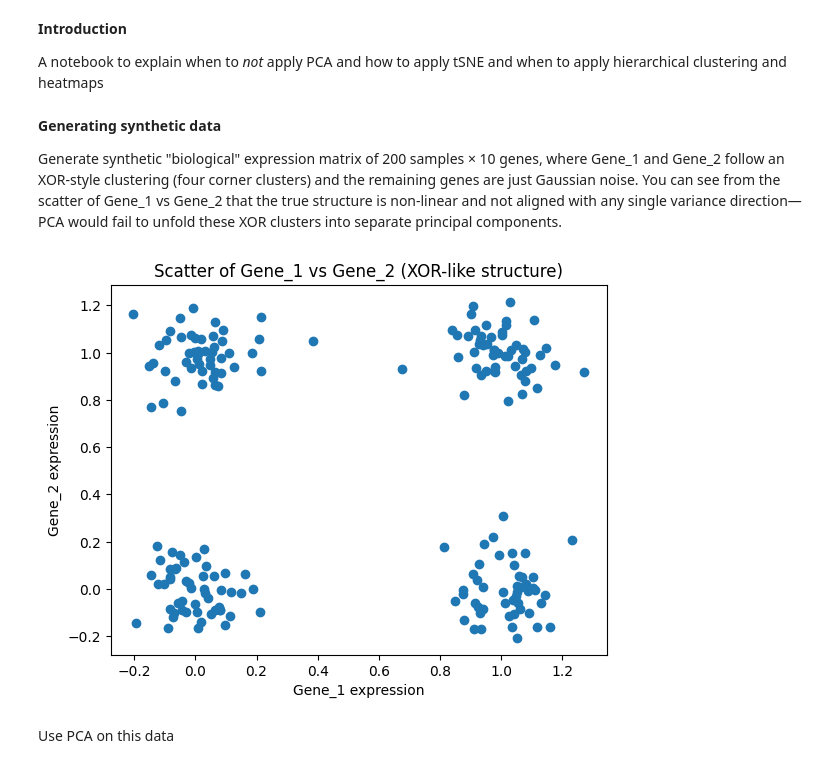
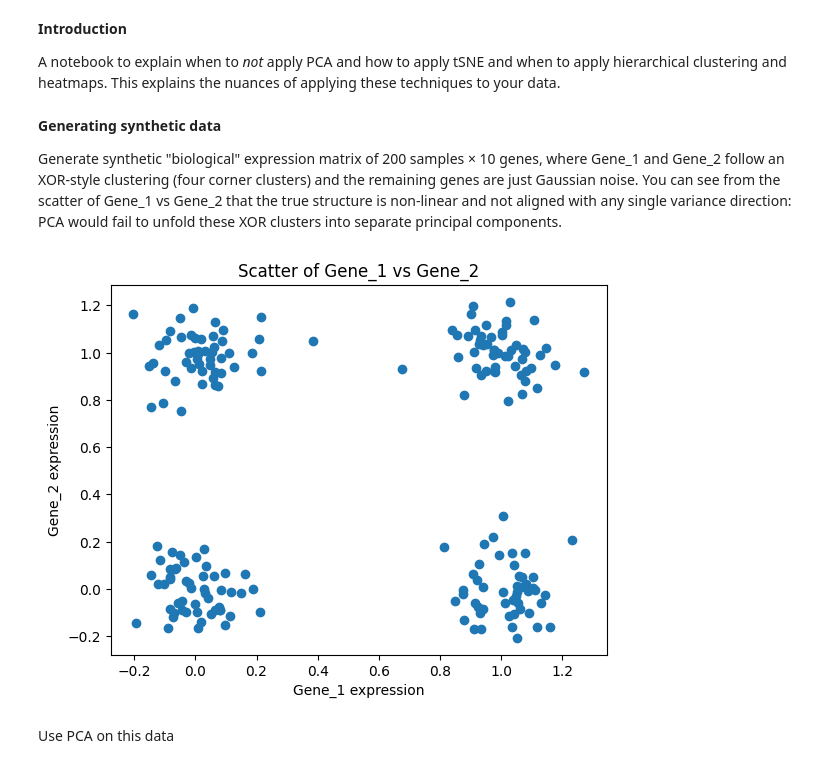
Before and after one commit to neelsoumya/python_machine_learning, a Jupyter notebook: pca_when_not_to_do.ipynb, the cells around one changed output. Cells and saved outputs as stored; diff of their text form; code cells hidden in the pictures.

```diff
--- a/pca_when_not_to_do.ipynb
+++ b/pca_when_not_to_do.ipynb
@@ -3,11 +3,11 @@
 # %% [markdown]
 **Introduction**
 
-A notebook to explain when to *not* apply PCA and how to apply tSNE and when to apply hierarchical clustering and heatmaps
+A notebook to explain when to *not* apply PCA and how to apply tSNE and when to apply hierarchical clustering and heatmaps. This explains the nuances of applying these techniques to your data.
 # %% [markdown]
 **Generating synthetic data**
 
-Generate synthetic "biological" expression matrix of 200 samples × 10 genes, where Gene_1 and Gene_2 follow an XOR‐style clustering (four corner clusters) and the remaining genes are just Gaussian noise. You can see from the scatter of Gene_1 vs Gene_2 that the true structure is non-linear and not aligned with any single variance direction—PCA would fail to unfold these XOR clusters into separate principal components.
+Generate synthetic "biological" expression matrix of 200 samples × 10 genes, where Gene_1 and Gene_2 follow an XOR‐style clustering (four corner clusters) and the remaining genes are just Gaussian noise. You can see from the scatter of Gene_1 vs Gene_2 that the true structure is non-linear and not aligned with any single variance direction: PCA would fail to unfold these XOR clusters into separate principal components.
 # %%
 import numpy as np
 import pandas as pd
@@ -15,37 +15,37 @@ import matplotlib.pyplot as plt
 
 # Set random seed for reproducibility
 np.random.seed(42)
 
 # Parameters
 n_samples = 200
 n_genes = 10
 
 # Generate XOR structure for genes 1 and 2
 gene1 = np.random.choice([0, 1], size=n_samples)
-gene2 = np.array([np.random.choice([0, 1]) if g1 == 0 else np.random.choice([0, 1]) for g1 in gene1])
+#gene2 = np.array([np.random.choice([0, 1]) if g1 == 0 else np.random.choice([0, 1]) for g1 in gene1])
+gene2 = np.random.choice( [0,1], size=n_samples)
 # Apply XOR: keep only points where gene1 XOR gene2 == 1 as cluster, but here keep all with label implicit
 # For continuous spread, add small noise
 gene1 = gene1 + 0.1 * np.random.randn(n_samples)
 gene2 = gene2 + 0.1 * np.random.randn(n_samples)
 
 # Generate remaining genes as random noise
 other_genes = np.random.randn(n_samples, n_genes - 2)
 
 # Combine into a DataFrame
 data = np.hstack([gene1.reshape(-1,1), gene2.reshape(-1,1), other_genes])
 genes = [f'Gene_{i+1}' for i in range(n_genes)]
 df = pd.DataFrame(data, columns=genes)
 
-
 # Scatter plot for Gene_1 vs Gene_2 to visualize the non-linear structure
 plt.figure()
 plt.scatter(df['Gene_1'], df['Gene_2'])
-plt.title('Scatter of Gene_1 vs Gene_2 (XOR-like structure)')
+plt.title('Scatter of Gene_1 vs Gene_2')
 plt.xlabel('Gene_1 expression')
 plt.ylabel('Gene_2 expression')
 plt.show()
 # %% [output]
-[figure, old version]
+[figure, new version]
 # %% [markdown]
 Use PCA on this data
 # %%
```
Also changed, not shown: parts of 7 cells of this notebook.
